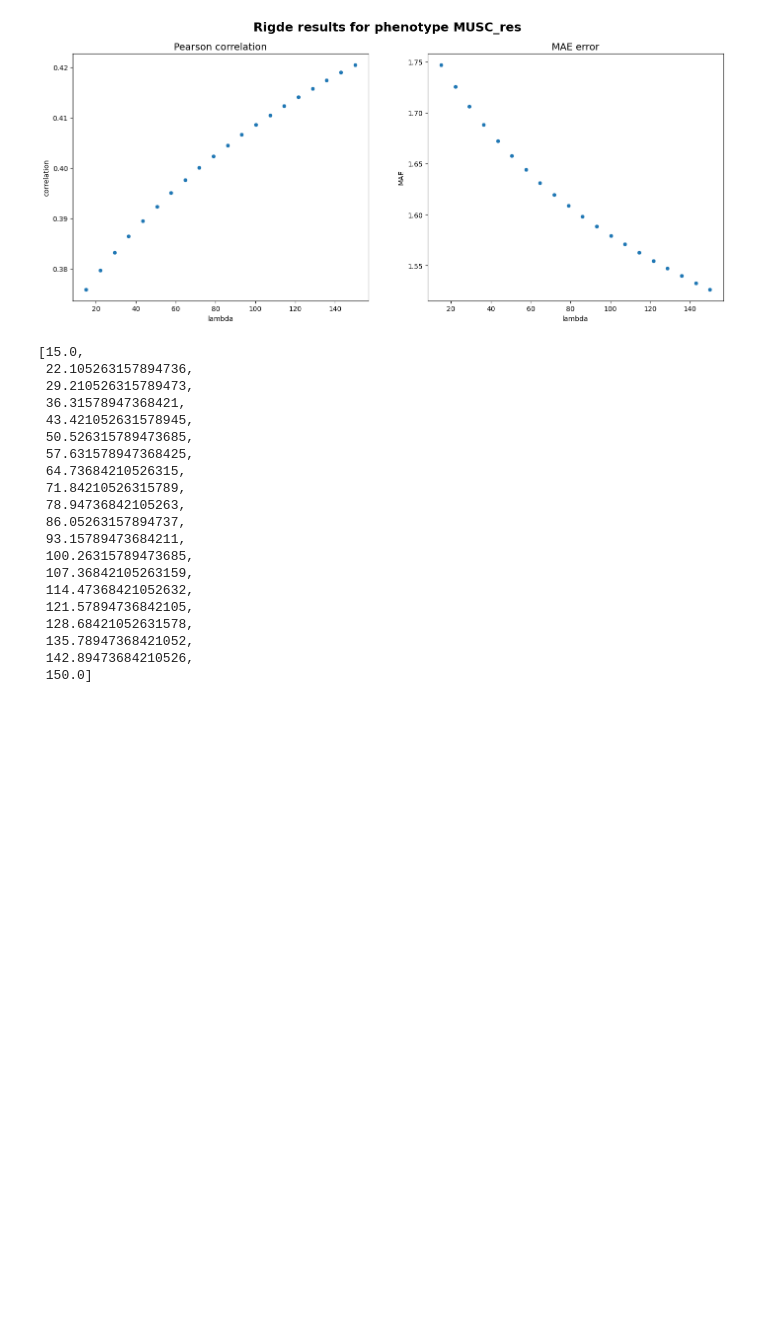
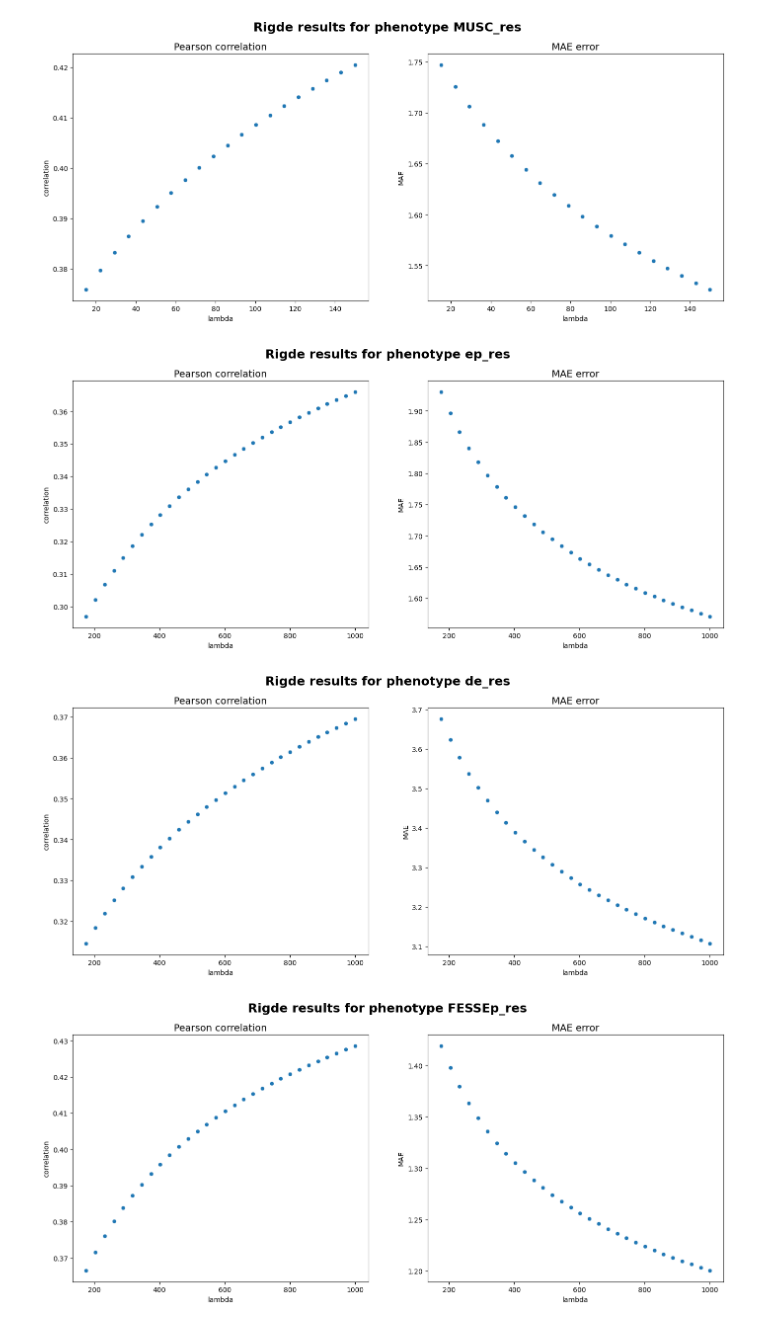
Before and after one commit to Florent-Hervers/master-thesis-code, a Jupyter notebook: Analysis notebooks/results_analysis_ridge.ipynb, the cells around one changed output. Cells and saved outputs as stored; diff of their text form; code cells hidden in the pictures; blank space fills up the shorter version.

Commit message:
Add results and visualisation for the thrid round of experiments + update scripts for the forth round

```diff
--- a/Analysis notebooks/results_analysis_ridge.ipynb
+++ b/Analysis notebooks/results_analysis_ridge.ipynb
@@ -58,26 +58,22 @@ for phenotype in phenotypes:
 [figure]
 [figure]
 [figure]
-# %%
-results["dim_0_values"]
-# %% [output]
-[15.0,
- 22.105263157894736,
- 29.210526315789473,
- 36.31578947368421,
- 43.421052631578945,
- 50.526315789473685,
- 57.631578947368425,
- 64.73684210526315,
- 71.84210526315789,
- 78.94736842105263,
- 86.05263157894737,
- 93.15789473684211,
- 100.26315789473685,
- 107.36842105263159,
- 114.47368421052632,
- 121.57894736842105,
- 128.68421052631578,
- 135.78947368421052,
- 142.89473684210526,
- 150.0]
+# %%
+for phenotype in phenotypes:
+    with open(f"../Results/ridge_3_{phenotype}.json", "r") as f:
+        results = json.load(f)
+
+        results_1_dimentions(
+            results["correlation"],
+            results["MAE"],
+            results["dim_0_values"],
+            f"Rigde results for phenotype {phenotype}",
+            "Pearson correlation",
+            "MAE error",
+            results["dim_0_label"],
+            "correlation",
+            "MAE")
+# %% [output]
+[figure, added]
+[figure, added]
+[figure, added]
```
Also changed, not shown: parts of 1 cell of this notebook, 9 other files.
